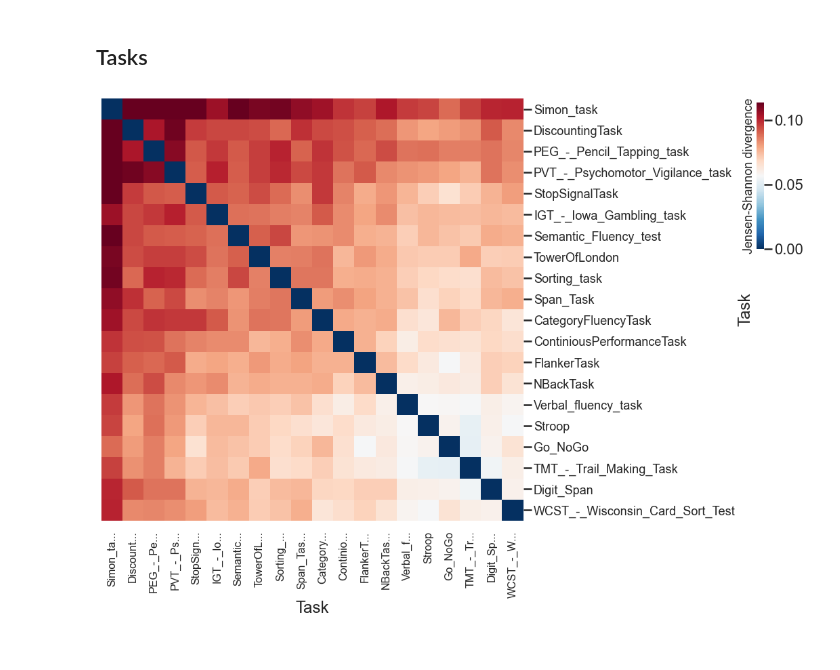
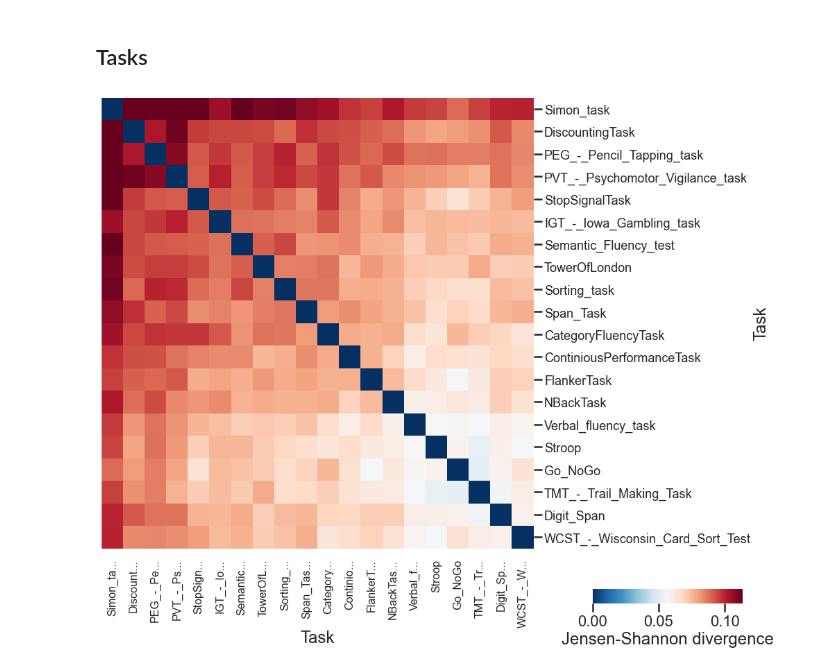
Before and after one commit to morteza/CogText, a Jupyter notebook: notebooks/9 KL Gaps.ipynb, the cells around one changed output. Drawn from its saved outputs; the diff is of its cells as text; code cells hidden in the pictures.

Commit message:
cogsci2022-submission final figures
Former-commit-id: 2d746296de026ecf9ada95dc7a6e006f93a65e2a

```diff
--- a/notebooks/9 KL Gaps.ipynb
+++ b/notebooks/9 KL Gaps.ipynb
@@ -154,25 +154,32 @@ dashbio.Clustergram(
 # %% [markdown]
 ## Tasks
 # %%
+
+js_losses = pd.read_csv('models/gpt3/multivariate_normal_js_losses.csv', index_col=0)
+
+tasks = pubmed.query('category.str.contains("Task")')['label'].unique()
+constructs = pubmed.query('category.str.contains("Construct")')['label'].unique()
+
 js_losses_tasks = js_losses.drop(index=constructs, columns=constructs, errors='ignore')
 
 g = sns.clustermap(
   js_losses_tasks,
   figsize=(15,15),
   dendrogram_ratio=0.00001,
-  cbar_pos=(.92,0.77,.01,.2),
+  cbar_pos=(0.68,0.3,.2,.02),
+  cbar_kws={'label': 'Jensen-Shannon divergence', 'orientation': 'horizontal'},
   cmap='RdBu_r', robust=True)
 
 g.ax_heatmap.set(xlabel='Task', ylabel='Task')
 
 ax = g.ax_heatmap
 # ax.set_xlabel('xlabel', fontsize=8)
 ax.set_xticklabels(
   [f'{l._text[:8]}...' if len(l._text)>8 else l for l in ax.get_xticklabels()], fontsize=16)
 ax.set_yticklabels(ax.get_yticklabels(), fontsize=18)
 
-g.ax_cbar.set_title('Jensen-Shannon divergence', fontsize=18, rotation=90, x=-1, y=-.04)
+# g.ax_cbar.set_title('Jensen-Shannon divergence', fontsize=18, rotation=90, x=-1, y=-.04)
 
 plt.show()
 # %% [output]
-[figure, old version]
+[figure, new version]
```
Also changed, not shown: parts of 1 cell of this notebook, 7 other files.
